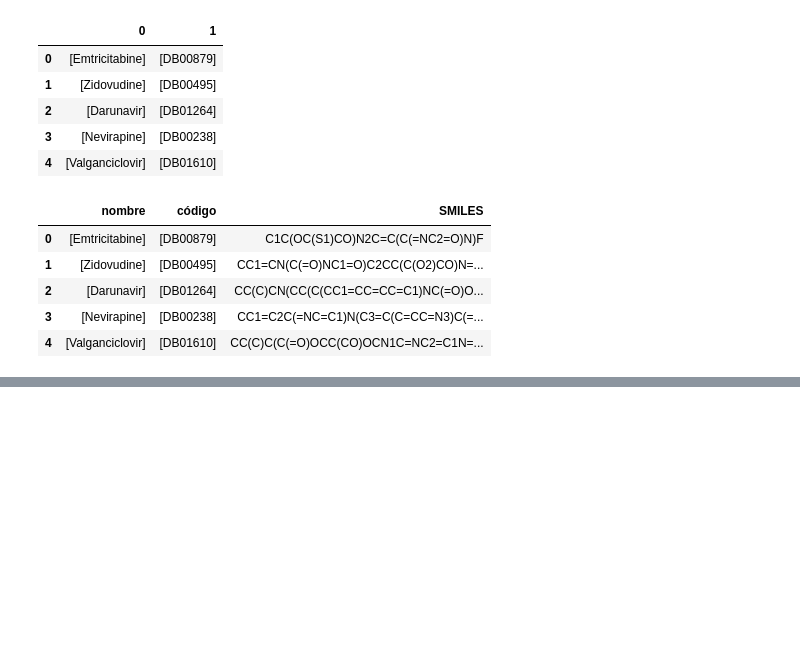
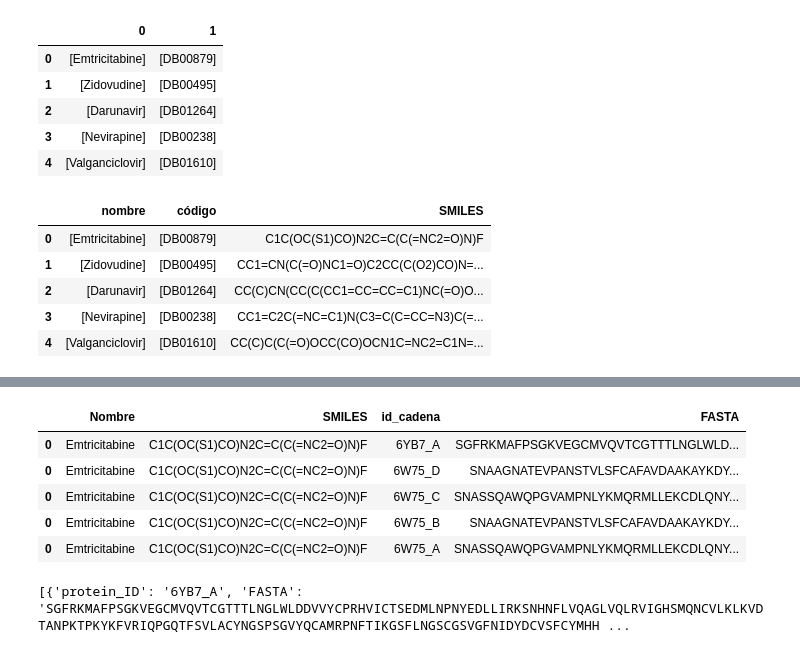
Before and after one commit to breogann/Fighting-COVID-19-through-AI, a Jupyter notebook: Getting retrovirals and their smiles codes.ipynb, the cells around one changed output, grey strips where cells are left out. Cells and saved outputs as stored; diff of their text form; code cells hidden in the pictures; blank space fills up the shorter version.

Commit message:
data.txt file added - list of dicts

```diff
--- a/Getting retrovirals and their smiles codes.ipynb
+++ b/Getting retrovirals and their smiles codes.ipynb
@@ -74,0 +75,5 @@ df.to_csv("output/antiviralesconsmiles.csv")
+# %%
+## FASTAS
+
+proteinas = pd.read_csv("output/55_FASTA.csv")
+proteinas.head()
@@ -74,0 +87,18 @@ df.to_csv("output/antiviralesconsmiles.csv")
+# %%
+data = pd.DataFrame()
+
+for drug_index in df.transpose():
+    for protein_index in proteinas.transpose():
+        data = data.append(pd.DataFrame({'Nombre':df['nombre'][drug_index],
+                                          'SMILES':df['SMILES'][drug_index],
+                                          'id_cadena':proteinas['id_cadena'][protein_index],
+                                          'FASTA':proteinas['FASTA'][protein_index]}))
+# %%
+data.head()
+# %% [output]
+|  | Nombre | SMILES | id_cadena | FASTA |
+| 0 | Emtricitabine | C1C(OC(S1)CO)N2C=C(C(=NC2=O)N)F | 6YB7_A | SGFRKMAFPSGKVEGCMVQVTCGTTTLNGLWLD... |
+| 0 | Emtricitabine | C1C(OC(S1)CO)N2C=C(C(=NC2=O)N)F | 6W75_D | SNAAGNATEVPANSTVLSFCAFAVDAAKAYKDY... |
+| 0 | Emtricitabine | C1C(OC(S1)CO)N2C=C(C(=NC2=O)N)F | 6W75_C | SNASSQAWQPGVAMPNLYKMQRMLLEKCDLQNY... |
+| 0 | Emtricitabine | C1C(OC(S1)CO)N2C=C(C(=NC2=O)N)F | 6W75_B | SNAAGNATEVPANSTVLSFCAFAVDAAKAYKDY... |
+| 0 | Emtricitabine | C1C(OC(S1)CO)N2C=C(C(=NC2=O)N)F | 6W75_A | SNASSQAWQPGVAMPNLYKMQRMLLEKCDLQNY... |
@@ -74,0 +119,4 @@ df.to_csv("output/antiviralesconsmiles.csv")
+# %%
+print(lst)
+# %% [output]
+[{'protein_ID': '6YB7_A', 'FASTA': 'SGFRKMAFPSGKVEGCMVQVTCGTTTLNGLWLDDVVYCPRHVICTSEDMLNPNYEDLLIRKSNHNFLVQAGLVQLRVIGHSMQNCVLKLKVDTANPKTPKYKFVRIQPGQTFSVLACYNGSPSGVYQCAMRPNFTIKGSFLNGSCGSVGFNIDYDCVSFCYMHH ...
```
Also changed, not shown: parts of 4 cells of this notebook, 2 other files.
